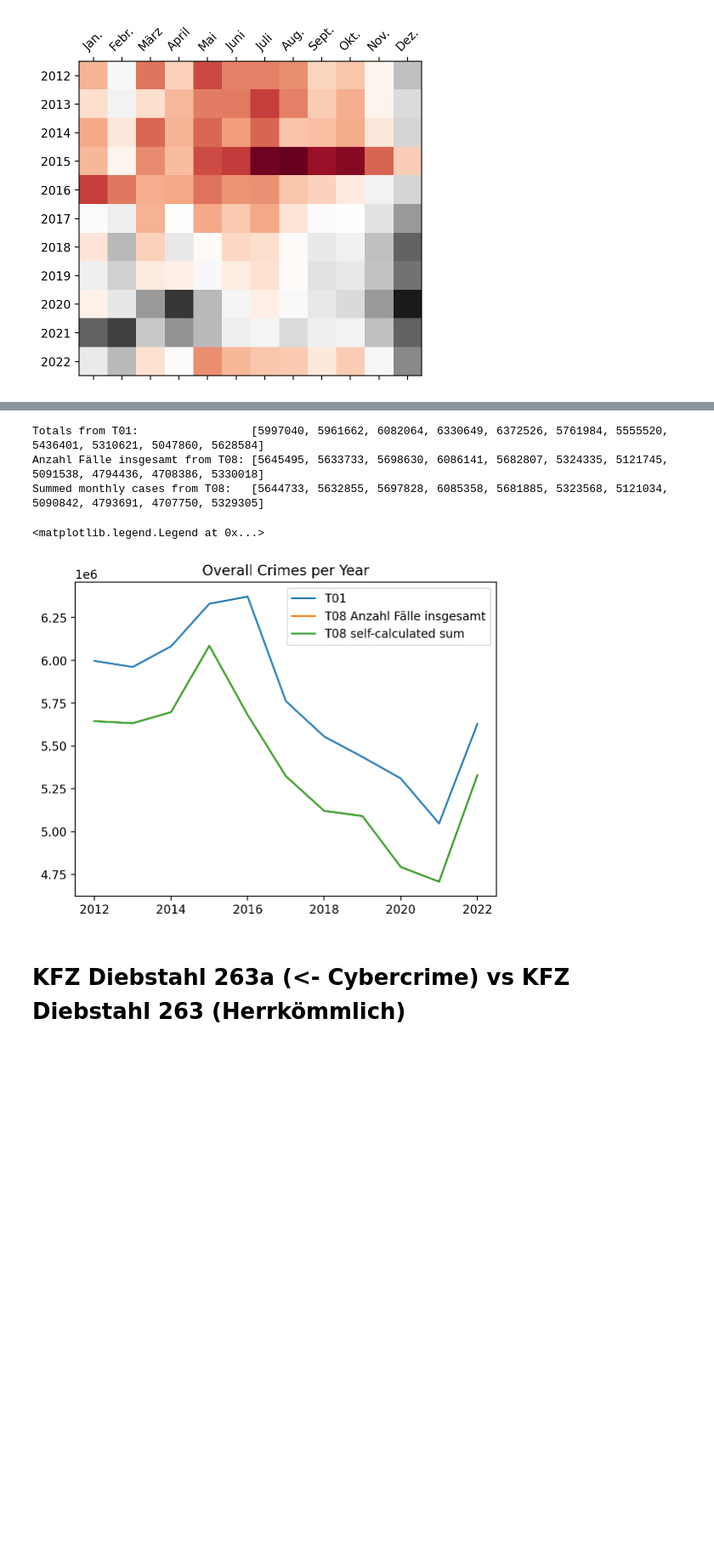
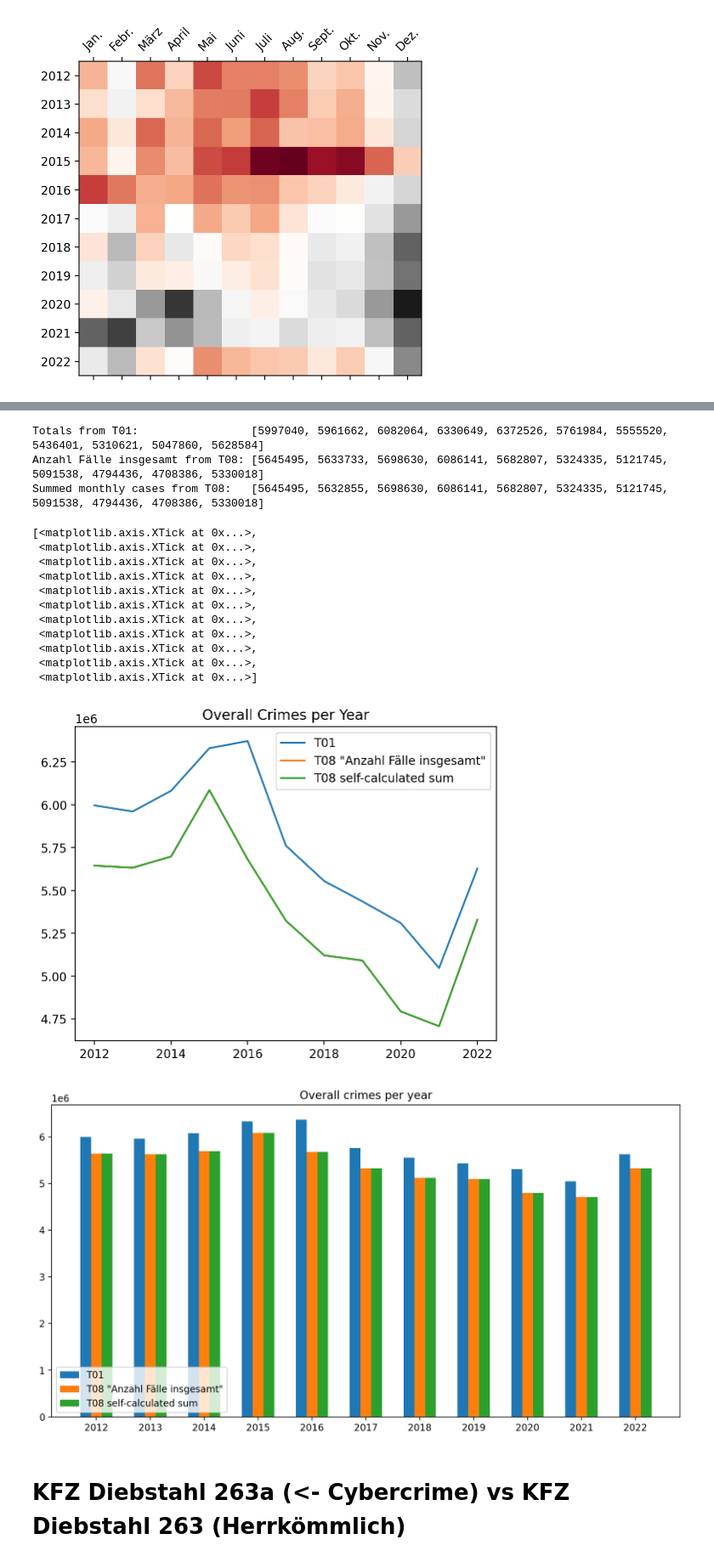
Before and after one commit to LukaslWeber/DataLit-Crime-Project, a Jupyter notebook: temporal_exploraton.ipynb, the cells around one changed output, grey strips where cells are left out. Shown at 85% size. Cells and saved outputs as stored; diff of their text form; code cells hidden in the pictures; blank space fills up the shorter version.

Commit message:
Better Visualization for total cases not adding up

```diff
--- a/temporal_exploraton.ipynb
+++ b/temporal_exploraton.ipynb
@@ -535,45 +538,83 @@ plt.show()
 # %%
 # Calculating yearly totals by summing months from T08
-yearly_totals_T08 = []
+
+# Getting cases with unknown month
+time_unknown = []
+for df in df_years:
+    if 'Tatzeit unbekannt' in df:
+        a = df['Tatzeit unbekannt'][df['Schlüssel'] == '------']
+    else:
+        a = 0
+    time_unknown.append(int(a))
+
+
+# Getting cases of the 12 months
+yearly_totals_T08_mis_val = []
 for year in overall_crimes:
-    y_mean = np.sum(year)
-    yearly_totals_T08.append(y_mean)
+    y_sum = np.sum(year)
+    yearly_totals_T08_mis_val.append(y_sum)
+
+yearly_totals_T08 = [sum(a) for a  in zip(yearly_totals_T08_mis_val, time_unknown)]
+
+
 
 # Yearls totals from T08 Column 'Anzahl Fälle insgesamt'
 col_anz_faelle_ins_T08 = []
 for df in df_years:
     total_cases = df['Anzahl erfasste Fälle'][df['Schlüssel'] == '------'].iloc[0]
     col_anz_faelle_ins_T08.append(int(total_cases))
 
+
+
 # Yearly totals from T01
-yearly_totals_T01 = all_crimes_y[25:]
+yearly_totals_T01 = [int(c) for c in crime]
 
+
+# Visualization
 print('Totals from T01:                ', yearly_totals_T01)
 print('Anzahl Fälle insgesamt from T08:', col_anz_faelle_ins_T08)
 print('Summed monthly cases from T08:  ', yearly_totals_T08)
 
-
+# Line graph
 x_labels = [i for i in range(2012, 2023)]
 
 fig, axs = plt.subplots()
 axs.plot(x_labels, yearly_totals_T01)
 axs.plot(x_labels, col_anz_faelle_ins_T08)
 axs.plot(x_labels, yearly_totals_T08)
 
 axs.set(title='Overall Crimes per Year')
-axs.legend(('T01', 'T08 Anzahl Fälle insgesamt', 'T08 self-calculated sum'))
+axs.legend(('T01', 'T08 "Anzahl Fälle insgesamt"', 'T08 self-calculated sum'))
 
-# print('Differences T01-T08:')
-# for a, b in zip(yearly_totals_T01, yearly_totals_T08):
-#     print(a-b)
 
-# Am I missing something or are they not equal
+# Histogram
+x = range(len(yearly_totals_T01))
+fig, axs = plt.subplots(figsize=(12,6))
+
+
+axs.bar(x, yearly_totals_T01, width=0.2, label='T01')
+axs.bar([i + 0.2 for i in x], col_anz_faelle_ins_T08, width=0.2, label='T08 "Anzahl Fälle insgesamt"')
+axs.bar([i + 0.4 for i in x], yearly_totals_T08, width=0.2, label='T08 self-calculated sum')
+axs.legend(loc='lower left')
+axs.set(title='Overall crimes per year')
+axs.set_xticks([i + 0.2 for i in x], x_labels)
 # %% [output]
 Totals from T01:                 [5997040, 5961662, 6082064, 6330649, 6372526, 5761984, 5555520, 5436401, 5310621, 5047860, 5628584]
 Anzahl Fälle insgesamt from T08: [5645495, 5633733, 5698630, 6086141, 5682807, 5324335, 5121745, 5091538, 4794436, 4708386, 5330018]
-Summed monthly cases from T08:   [5644733, 5632855, 5697828, 6085358, 5681885, 5323568, 5121034, 5090842, 4793691, 4707750, 5329305]
+Summed monthly cases from T08:   [5645495, 5632855, 5698630, 6086141, 5682807, 5324335, 5121745, 5091538, 4794436, 4708386, 5330018]
-<matplotlib.legend.Legend at 0x...>
+[<matplotlib.axis.XTick at 0x...>,
+ <matplotlib.axis.XTick at 0x...>,
+ <matplotlib.axis.XTick at 0x...>,
+ <matplotlib.axis.XTick at 0x...>,
+ <matplotlib.axis.XTick at 0x...>,
+ <matplotlib.axis.XTick at 0x...>,
+ <matplotlib.axis.XTick at 0x...>,
+ <matplotlib.axis.XTick at 0x...>,
+ <matplotlib.axis.XTick at 0x...>,
+ <matplotlib.axis.XTick at 0x...>,
+ <matplotlib.axis.XTick at 0x...>]
-[figure, old version]
+[figure, new version]
+[figure, added]
 # %% [markdown]
 # KFZ Diebstahl 263a (<- Cybercrime) vs KFZ Diebstahl 263 (Herrkömmlich)
 # %% [markdown]
```
Also changed, not shown: parts of 2 cells of this notebook.
